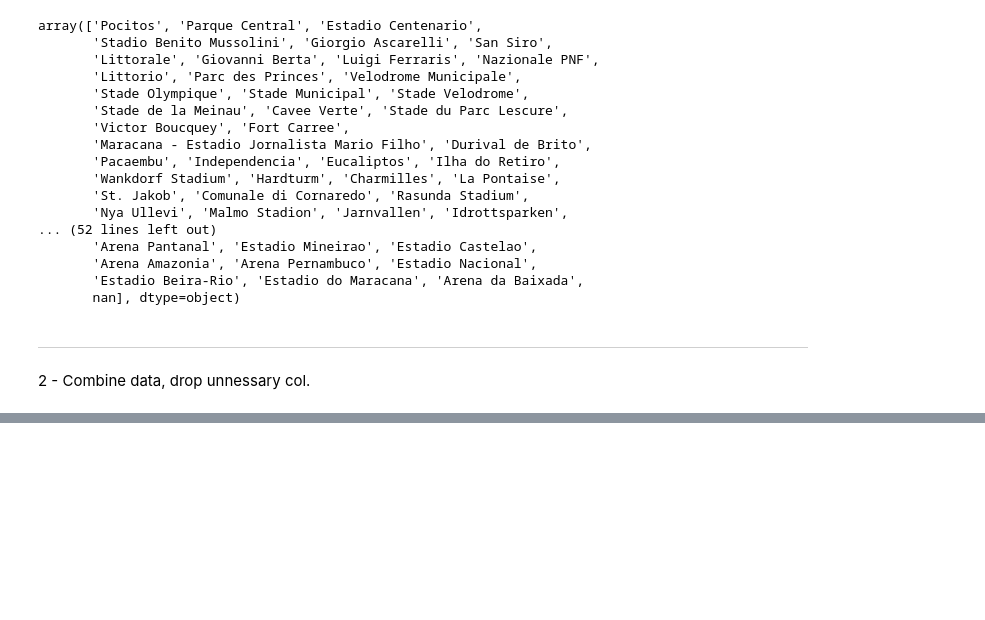
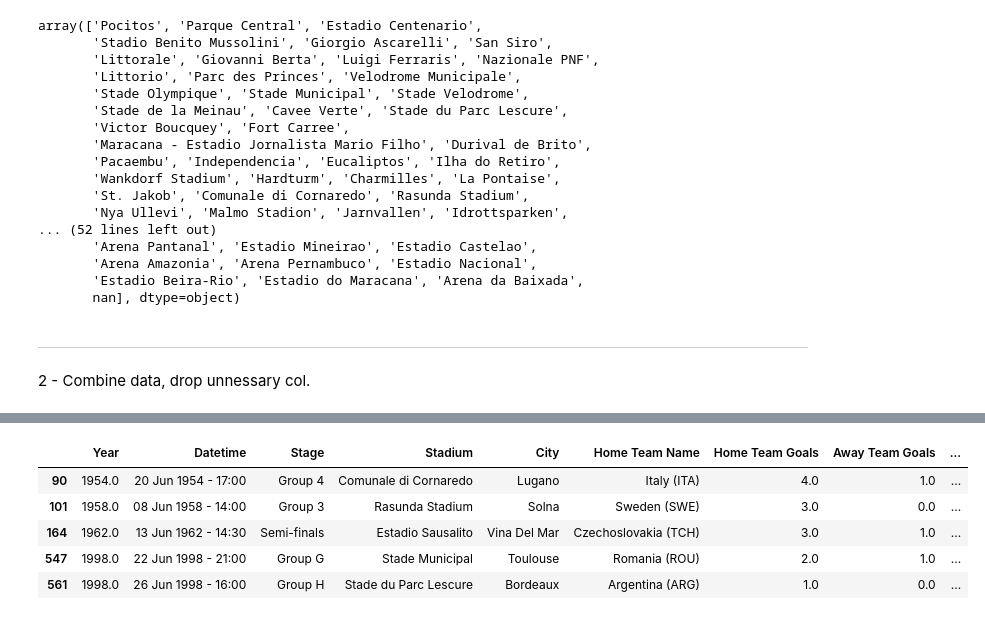
Before and after one commit to natuan310/w3-Data-Analysis-WorldCup-Dataset, a Jupyter notebook: Tee.ipynb, the cells around one changed output, grey strips where cells are left out. Saved outputs shown, nothing was run; the diff lists cells and outputs as text; code cells hidden in the pictures; blank space fills up the shorter version.

```diff
--- a/Tee.ipynb
+++ b/Tee.ipynb
@@ -27,8 +23,8 @@ pls = pd.read_csv('/content/gdrive/My Drive/Colab Notebooks/Dataset/fifa-world-c
 # %%
-# working on local csv data
-wc = pd.read_csv('/media/tee/Data/Coder School/_tonga/week3/w3-Data-Analysis-WorldCup-Dataset/Data/WorldCups.csv')
-mch = pd.read_csv('/media/tee/Data/Coder School/_tonga/week3/w3-Data-Analysis-WorldCup-Dataset/Data/WorldCupMatches.csv')
-pls = pd.read_csv('/media/tee/Data/Coder School/_tonga/week3/w3-Data-Analysis-WorldCup-Dataset/Data/WorldCupPlayers.csv')
+# # working on local csv data
+# wc = pd.read_csv('/media/tee/Data/Coder School/_tonga/week3/w3-Data-Analysis-WorldCup-Dataset/Data/WorldCups.csv')
+# mch = pd.read_csv('/media/tee/Data/Coder School/_tonga/week3/w3-Data-Analysis-WorldCup-Dataset/Data/WorldCupMatches.csv')
+# pls = pd.read_csv('/media/tee/Data/Coder School/_tonga/week3/w3-Data-Analysis-WorldCup-Dataset/Data/WorldCupPlayers.csv')
 # %% [markdown]
 ---
 # Week 3 Project - Data Analysis - World Cup Dataset
@@ -279,0 +310,13 @@ array(['Pocitos', 'Parque Central', 'Estadio Centenario',
+# %%
+# Combine Initials into Team Name to drop Initials column
+
+mch['Home Team Name'] = mch['Home Team Name'] + ' (' + mch['Home Team Initials'] +')'
+mch['Away Team Name'] = mch['Away Team Name'] + ' (' + mch['Away Team Initials'] +')'
+mch.sample(5)
+# %% [output]
+|  | Year | Datetime | Stage | Stadium | City | Home Team Name | Home Team Goals | Away Team Goals | ... |
+| 90 | 1954.0 | 20 Jun 1954 - 17:00 | Group 4 | Comunale di Cornaredo | Lugano | Italy (ITA) | 4.0 | 1.0 | ... |
+| 101 | 1958.0 | 08 Jun 1958 - 14:00 | Group 3 | Rasunda Stadium | Solna | Sweden (SWE) | 3.0 | 0.0 | ... |
+| 164 | 1962.0 | 13 Jun 1962 - 14:30 | Semi-finals | Estadio Sausalito | Vina Del Mar | Czechoslovakia (TCH) | 3.0 | 1.0 | ... |
+| 547 | 1998.0 | 22 Jun 1998 - 21:00 | Group G | Stade Municipal | Toulouse | Romania (ROU) | 2.0 | 1.0 | ... |
+| 561 | 1998.0 | 26 Jun 1998 - 16:00 | Group H | Stade du Parc Lescure | Bordeaux | Argentina (ARG) | 1.0 | 0.0 | ... |
```
Also changed, not shown: parts of 9 cells of this notebook.
